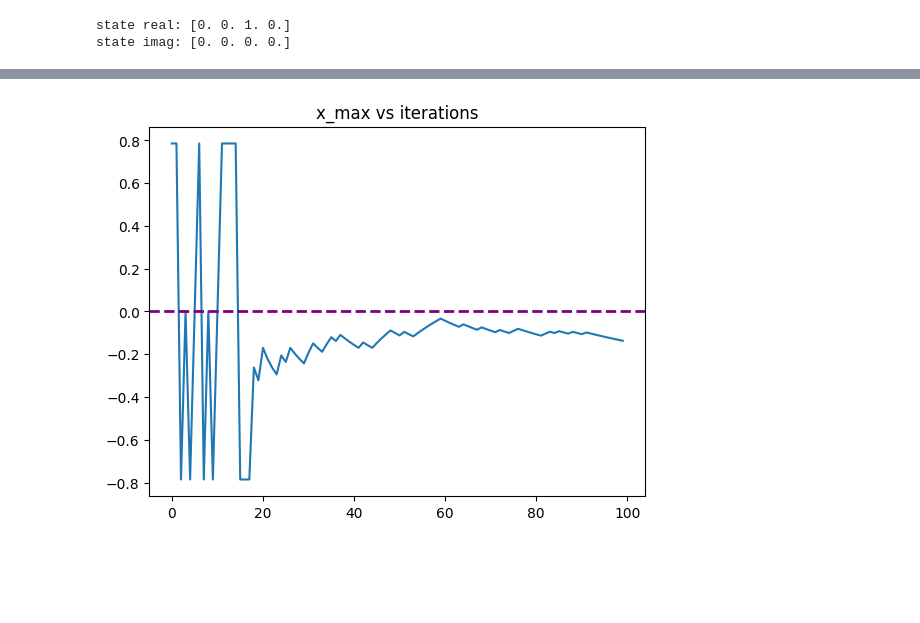
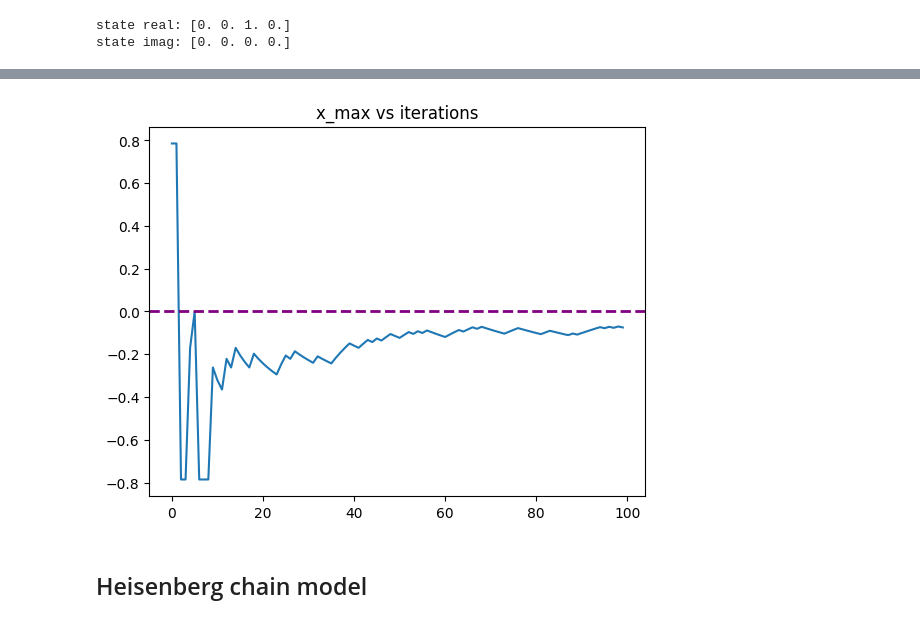
Before and after one commit to Gopal-Dahale/measurement-based-ite, a Jupyter notebook: mite-catalyst.ipynb, the cells around one changed output, grey strips where cells are left out. Cells and saved outputs as stored; diff of their text form; code cells hidden in the pictures; blank space fills up the shorter version.

```diff
--- a/mite-catalyst.ipynb
+++ b/mite-catalyst.ipynb
@@ -51,14 +105,14 @@ def ham_z(t):
 # %%
-dev = qml.device("lightning.qubit", wires=2)
+dev = qml.device("lightning.qubit", wires=2, shots = n_shots)
 
 @qjit
 @qml.qnode(dev)
-def circuit(k0: int, k1: int, t: float, max_iter, meas, k0_hist, k1_hist, x_max_hist):
+def circuit(k0, k1, t, Eth, max_iter, num_qubits, meas, k0_hist, k1_hist, x_max_hist):
 
-    def loop(i, x, kk0, kk1, meas, kk0_hist, kk1_hist, x_max_hist):
-        qml.Hadamard(1)
+    def loop(i, x, Eth, kk0, kk1, num_qubits, meas, kk0_hist, kk1_hist, x_max_hist):
+        qml.Hadamard(num_qubits)
         ham_z(x)
-        m1 = 0 + measure_and_reset(1)
+        m1 = 0 + measure_and_reset(num_qubits)
 
         a = m1 == 0
         b = m1 == 1
@@ -68,15 +122,16 @@ def circuit(k0: int, k1: int, t: float, max_iter, meas, k0_hist, k1_hist, x_max_
         val_0 = (temp_k1 - temp_k0)/(temp_k0 + temp_k1)
         x_max_0 = 0.5*jnp.arcsin(val_0)
 
-        c0, c1, b0, b1 = conditional_update(x_max_0, m1)
+        pred = x_max_0 < x*Eth
+        c0, c1, b0, b1 = conditional_update_for_counters(pred, m1)
 
         kk0 = b0*kk0 + c0
         kk1 = b1*kk1 + c1
-        val_1 = (kk1 - kk0)/(kk0 + kk1 + 0.1)
+        val_1 = (kk1 - kk0)/(kk0 + kk1 + 0.01)
         x_max_1 = 0.5*jnp.arcsin(val_1)
 
-        syndrome = x_max_1 >=0
-        conditional_unitary(syndrome, wire=0)
+        syndrome = x_max_1 >= x*Eth
+        conditional_x_unitary(syndrome, wire=0)
 
         max_iter = 100
         additions = jnp.identity(max_iter)*m1
@@ -91,15 +146,19 @@ def circuit(k0: int, k1: int, t: float, max_iter, meas, k0_hist, k1_hist, x_max_
         additions = jnp.identity(max_iter)*x_max_0
         x_max_hist = x_max_hist + additions[i]
 
-        return x, kk0, kk1, meas, kk0_hist, kk1_hist, x_max_hist
+        return x, Eth, kk0, kk1, num_qubits, meas, kk0_hist, kk1_hist, x_max_hist
 
     # apply the while loop
-    final_x = for_loop(0, max_iter, 1)(loop)(t, k0, k1, meas, k0_hist, k1_hist, x_max_hist)
+    final_res = for_loop(0, max_iter, 1)(loop)(t, Eth, k0, k1, num_qubits, meas, k0_hist, k1_hist, x_max_hist)
 
-    return qml.state(), final_x
+    return qml.state(), final_res
 
 max_iter = 100
 epsilon = 0.02
+Eth = 0.0
+k0 = 0
+k1 = 0
+num_qubits = 1
 
 # intermediate values
 meas = np.zeros(max_iter)
@@ -107,13 +166,13 @@ k0_hist = np.zeros(max_iter)
 k1_hist = np.zeros(max_iter)
 x_max_hist = np.zeros(max_iter)
 
-res = circuit(0, 0, epsilon, max_iter, meas, k0_hist, k1_hist, x_max_hist)
+res = circuit(k0, k1, epsilon, Eth, max_iter, num_qubits, meas, k0_hist, k1_hist, x_max_hist)
 state = res[0]
-meas, k0_hist, k1_hist, x_max_hist = res[4:]
+meas, k0_hist, k1_hist, x_max_hist = res[6:]
 
-state = np.round(state,2)
-print('state real:', state.real)
-print('state imag:', state.imag)
+temp_state = np.round(state,2)
+print('state real:', temp_state.real)
+print('state imag:', temp_state.imag)
 # %% [output]
 state real: [0. 0. 1. 0.]
 state imag: [0. 0. 0. 0.]
@@ -136,6 +200,6 @@ Text(0.5, 1.0, 'k0, k1 vs iterations')
 # %%
 plt.plot(x_max_hist)
-plt.axhline(y=0.0, color="purple", ls="--", lw=2, label=f"Eth: {0.0}")
+plt.axhline(y=Eth, color="purple", ls="--", lw=2, label=f"Eth: {Eth}")
 plt.title("x_max vs iterations");
 # %% [output]
-[figure, old version]
+[figure, new version]
@@ -160,0 +206,2 @@ def ham_tfim(t):
+# %% [markdown]
+## Heisenberg chain model
```
Also changed, not shown: parts of 42 cells of this notebook, 1 other file.
